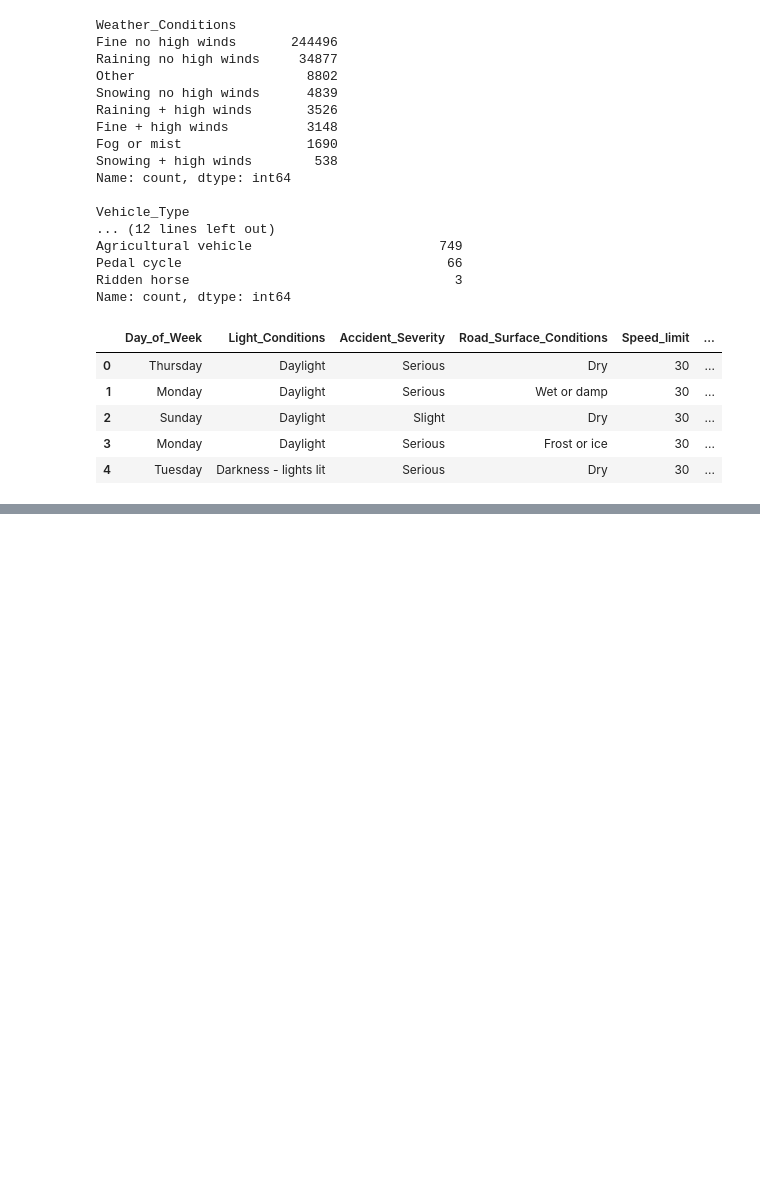
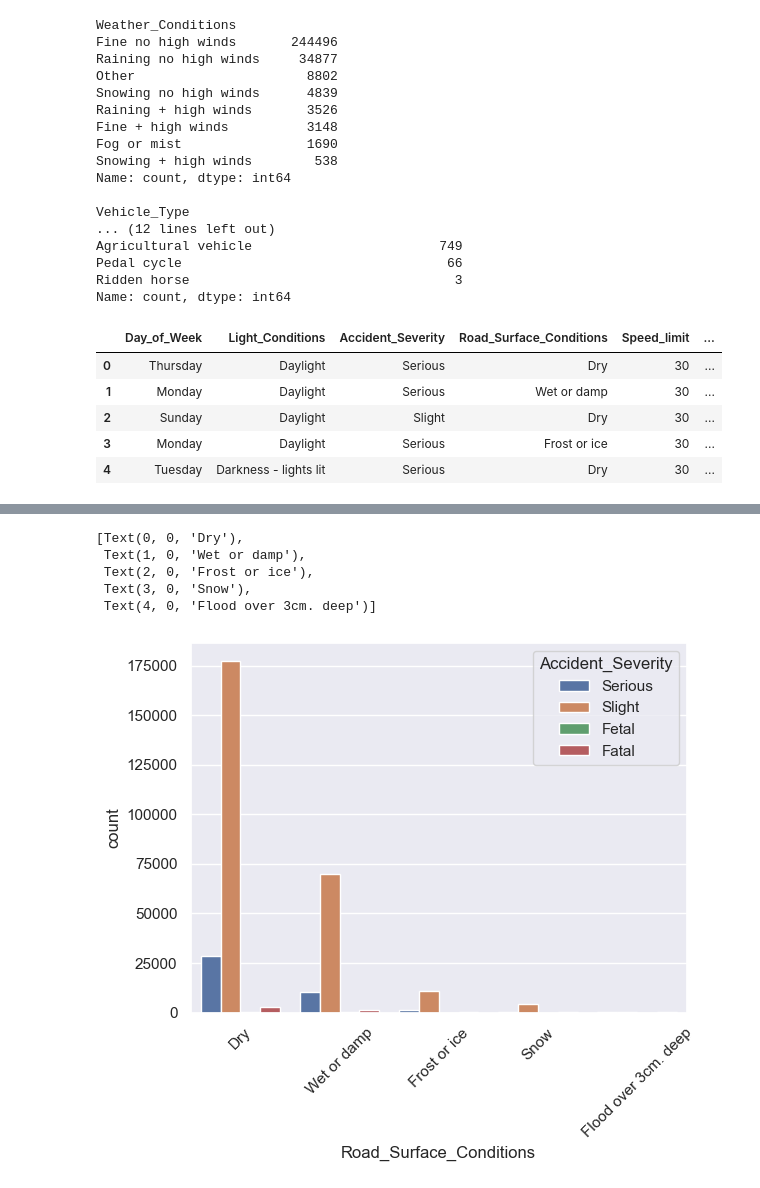
Before and after one commit to Noiderate/SC1015-MINI_PROJECT, a Jupyter notebook: mini project.ipynb, the cells around one changed output, grey strips where cells are left out. Saved outputs shown, nothing was run; the diff lists cells and outputs as text; code cells hidden in the pictures; blank space fills up the shorter version.

```diff
--- a/mini project.ipynb
+++ b/mini project.ipynb
@@ -153,0 +130,18 @@ sb.heatmap(jointDF.groupby(['Accident_Severity', 'Vehicle_Type']).size().unstack
+# %%
+#  'Day_of_Week',
+#     'Light_Conditions',
+#     'Accident_Severity',
+#     'Road_Surface_Conditions',
+#     'Speed_limit',
+#     'Weather_Conditions',
+#     'Vehicle_Type'
+
+ax = sb.countplot(data=csv_data, x='Road_Surface_Conditions', hue='Accident_Severity')
+ax.set_xticklabels(ax.get_xticklabels(), rotation=45)
+# %% [output]
+[Text(0, 0, 'Dry'),
+ Text(1, 0, 'Wet or damp'),
+ Text(2, 0, 'Frost or ice'),
+ Text(3, 0, 'Snow'),
+ Text(4, 0, 'Flood over 3cm. deep')]
+[figure, added]
```
Also changed, not shown: parts of 9 cells of this notebook.
